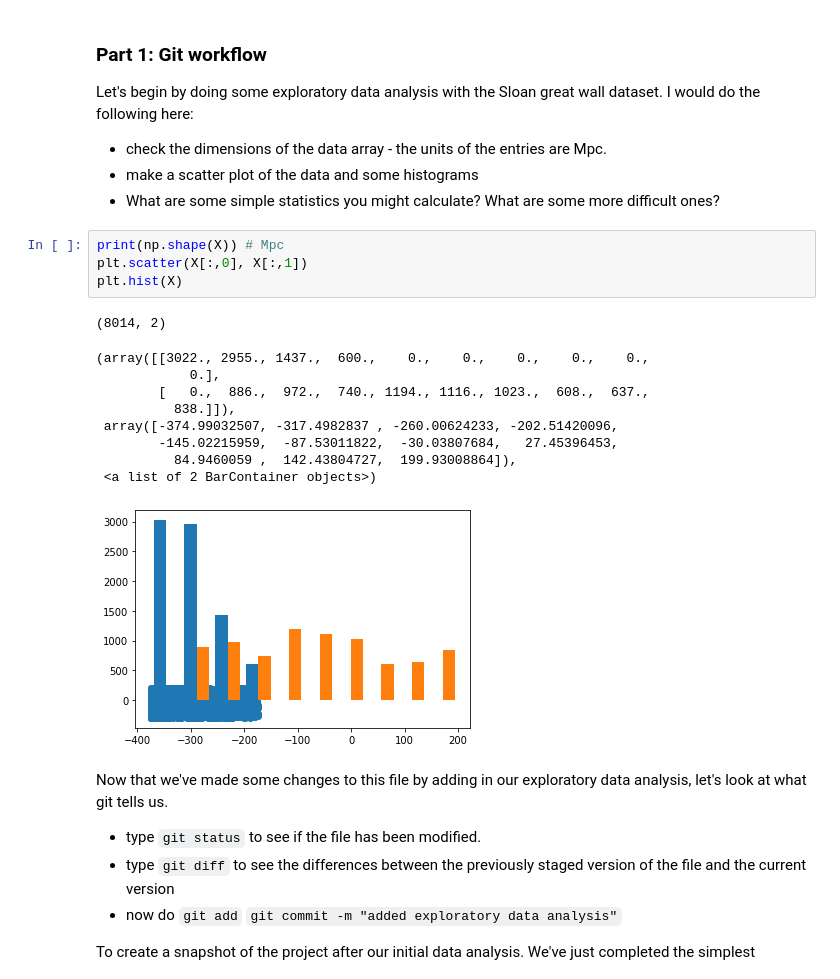
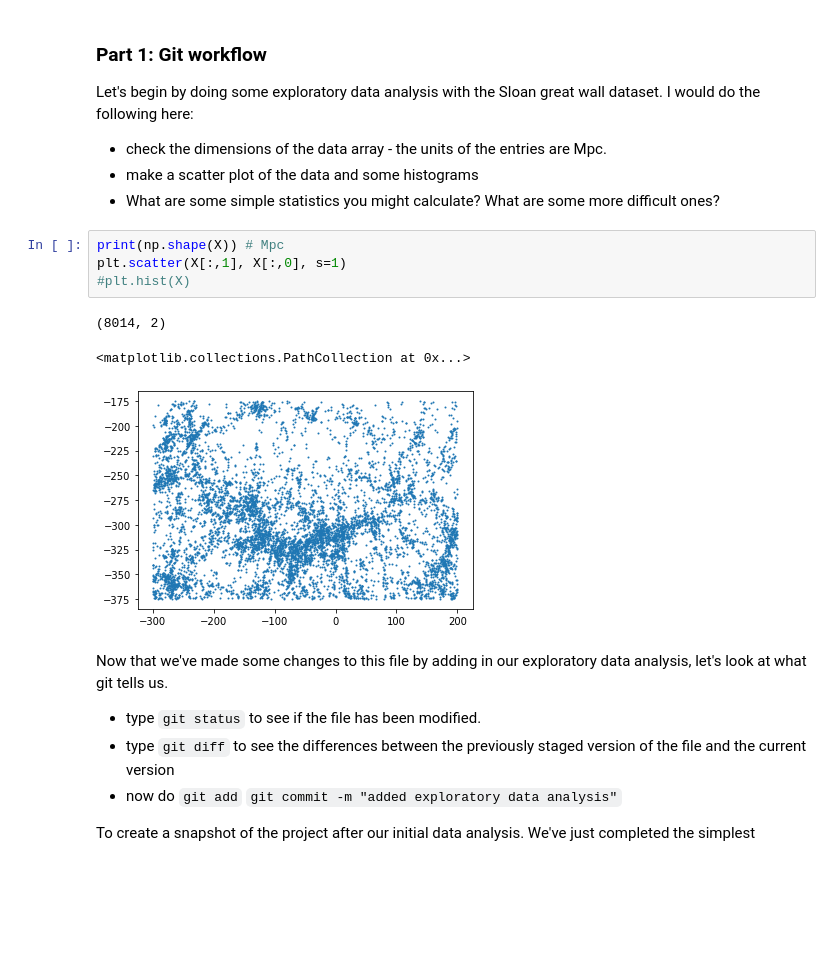
Before and after one commit to MatthewPortman/learning_git, a Jupyter notebook: learn_git.ipynb, the cells around one changed output. Drawn from its saved outputs; the diff is of its cells as text; blank space fills up the shorter version.

Commit message:
updated plot

```diff
--- a/learn_git.ipynb
+++ b/learn_git.ipynb
@@ -46,19 +46,12 @@ Let's begin by doing some exploratory data analysis with the Sloan great wall da
 * What are some simple statistics you might calculate? What are some more difficult ones?
 # %%
 print(np.shape(X)) # Mpc
-plt.scatter(X[:,0], X[:,1])
-plt.hist(X)
+plt.scatter(X[:,1], X[:,0], s=1)
+#plt.hist(X)
 # %% [output]
 (8014, 2)
-(array([[3022., 2955., 1437.,  600.,    0.,    0.,    0.,    0.,    0.,
-            0.],
-        [   0.,  886.,  972.,  740., 1194., 1116., 1023.,  608.,  637.,
-          838.]]),
- array([-374.99032507, -317.4982837 , -260.00624233, -202.51420096,
-        -145.02215959,  -87.53011822,  -30.03807684,   27.45396453,
-          84.9460059 ,  142.43804727,  199.93008864]),
- <a list of 2 BarContainer objects>)
+<matplotlib.collections.PathCollection at 0x...>
-[figure, old version]
+[figure, new version]
 # %% [markdown]
 Now that we've made some changes to this file by adding in our exploratory data analysis, let's look at what git tells us.
 
```
